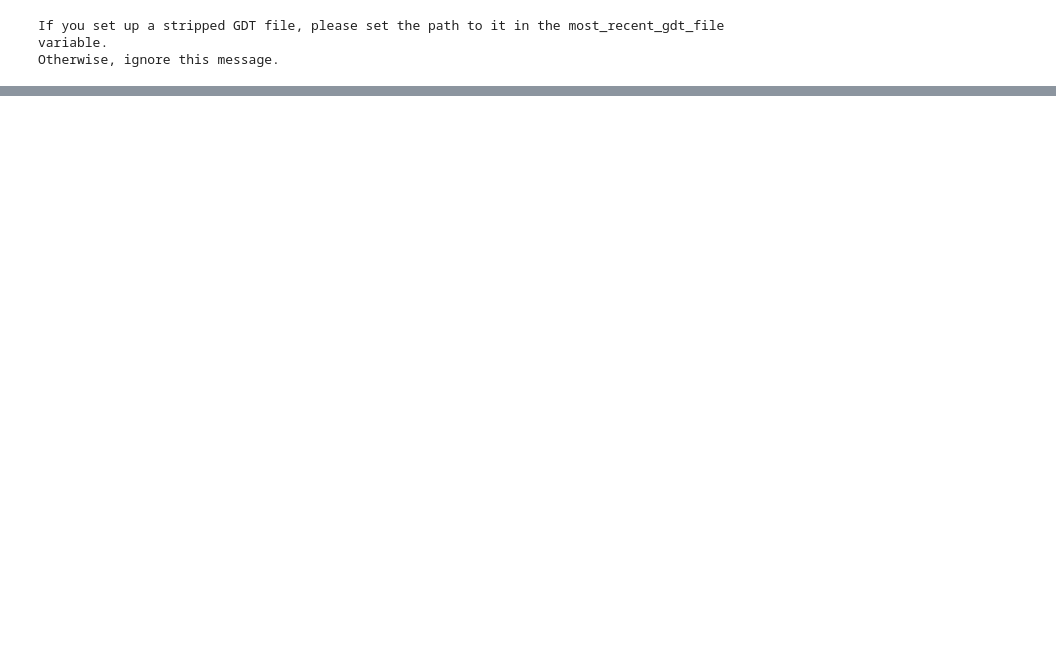
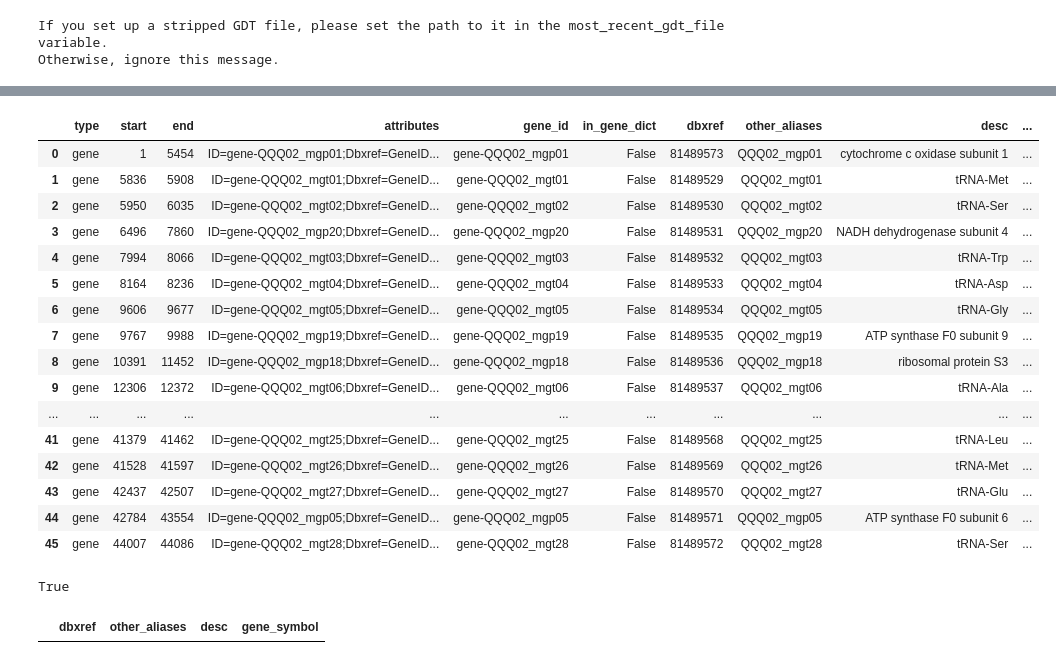
Before and after one commit to brenodupin/gdt, a Jupyter notebook: notebooks/AN_missing_gene_dict.ipynb, the cells around one changed output, grey strips where cells are left out. Drawn from its saved outputs; the diff is of its cells as text; code cells hidden in the pictures; blank space fills up the shorter version.

Commit message:
polishing missing gene dict

```diff
--- a/notebooks/AN_missing_gene_dict.ipynb
+++ b/notebooks/AN_missing_gene_dict.ipynb
@@ -51,6 +51,6 @@ else:
 If you set up a stripped GDT file, please set the path to it in the most_recent_gdt_file variable.
 Otherwise, ignore this message.
 # %%
-_, logger = gdt.logger_setup.logger_creater(log_file="test.log", console_level="DEBUG")
-logger.info("Running from notebook AN_missing_gene_dict")
+_, logger = gdt.logger_setup.logger_creater(log_file="test.log", console_level="DEBUG", file_level="TRACE")
+logger.debug("Running from notebook AN_missing_gene_dict")
 # %% [output]
@@ -118,8 +117,8 @@ def data_process(df_missing, AN, gene_dict, temp_gene_dict, organelle_type, temp
 temp_gene_dict = {}
 temp_count = 0
 errors = []
-logger.info('Starting TEMP process')
-for AN in ANs:
+logger.info(' ---- [Starting TEMP process] ----')
+for i, AN in enumerate(ANs):
     logger.debug(f'-- [Processing: {AN}] --')
 
     an_path = DATA_DIR / f'{AN}{gff_suffix}'
@@ -162,7 +161,8 @@ for AN in ANs:
             errors.append((AN, 'Entrez.read'))
             continue
 
-    logger.debug(f"\tm: {len(df_missing)} | r: {len(search_results)} | m/r check: {len(df_missing) == len(search_results)}") # type: ignore
+    mr_check = len(df_missing) == len(search_results)
+    logger.trace(f"\tm: {len(df_missing)} | r: {len(search_results)} | m/r check: {mr_check}") # type: ignore
 
     # merge with search_results
     temp_df = pd.DataFrame([{
@@ -172,18 +172,20 @@ for AN in ANs:
         'gene_symbol': x.get('Name', 'no_gene_symbol')
         } for x in search_results])
 
-    df_missing = df_missing.merge(
-        temp_df, # type: ignore
-        on='dbxref',
-        how='left',
-        copy=False
-    )
+    df_missing = df_missing.merge(temp_df, on='dbxref', how='left', copy=False)
+
+    # check if df_missing len is equal to search_results, and equal to the original df
+    if (len(df_missing) != len(temp_df)) or (len(df_missing) != len(df[~df['in_gene_dict']])):
+        logger.warning(f'{AN} m/r check: {mr_check} | df_missing len {len(df_missing)} | temp_df len {len(temp_df)} | df len {len(df[~df["in_gene_dict"]])}')
+        logger.warning(f'This is not expected, but can be caused by fragmented genes that have the same dbxref/gene_id. Please check the log file for more details in TRACE level.')
 
     # process the data
     gene_dict, temp_gene_dict, temp_count = data_process(df_missing, AN, gene_dict,
                                                          temp_gene_dict, organelle_type,
                                                          temp_count, logger)
-logger.info(f' -- [Finished] --')
+
+
+logger.info(f' ---- [Finished] ----')
 if errors:
     logger.warning(f'Errors: {len(errors)}')
     for an, msg in errors:
@@ -216,3 +200,31 @@ if gene_dict:
     gene_dict['info'] = gdt.gene_dict.get_gene_dict_info(gene_dict)
     gene_dict['header'] = ['version 0.0.2', f'GDT - {nth_iteration}', 'Automatically generated by gdt.py']
     gdt.gene_dict.write_gdt_file(gene_dict, f'GDT_pilot_{nth_iteration:02}.gdt', overwrite=True)
+# %%
+df_missing
+# %% [output]
+|  | type | start | end | attributes | gene_id | in_gene_dict | dbxref | other_aliases | desc | ... |
+| 0 | gene | 1 | 5454 | ID=gene-QQQ02_mgp01;Dbxref=GeneID... | gene-QQQ02_mgp01 | False | 81489573 | QQQ02_mgp01 | cytochrome c oxidase subunit 1 | ... |
+| 1 | gene | 5836 | 5908 | ID=gene-QQQ02_mgt01;Dbxref=GeneID... | gene-QQQ02_mgt01 | False | 81489529 | QQQ02_mgt01 | tRNA-Met | ... |
+| 2 | gene | 5950 | 6035 | ID=gene-QQQ02_mgt02;Dbxref=GeneID... | gene-QQQ02_mgt02 | False | 81489530 | QQQ02_mgt02 | tRNA-Ser | ... |
+| 3 | gene | 6496 | 7860 | ID=gene-QQQ02_mgp20;Dbxref=GeneID... | gene-QQQ02_mgp20 | False | 81489531 | QQQ02_mgp20 | NADH dehydrogenase subunit 4 | ... |
+| 4 | gene | 7994 | 8066 | ID=gene-QQQ02_mgt03;Dbxref=GeneID... | gene-QQQ02_mgt03 | False | 81489532 | QQQ02_mgt03 | tRNA-Trp | ... |
+| 5 | gene | 8164 | 8236 | ID=gene-QQQ02_mgt04;Dbxref=GeneID... | gene-QQQ02_mgt04 | False | 81489533 | QQQ02_mgt04 | tRNA-Asp | ... |
+| 6 | gene | 9606 | 9677 | ID=gene-QQQ02_mgt05;Dbxref=GeneID... | gene-QQQ02_mgt05 | False | 81489534 | QQQ02_mgt05 | tRNA-Gly | ... |
+| 7 | gene | 9767 | 9988 | ID=gene-QQQ02_mgp19;Dbxref=GeneID... | gene-QQQ02_mgp19 | False | 81489535 | QQQ02_mgp19 | ATP synthase F0 subunit 9 | ... |
+| 8 | gene | 10391 | 11452 | ID=gene-QQQ02_mgp18;Dbxref=GeneID... | gene-QQQ02_mgp18 | False | 81489536 | QQQ02_mgp18 | ribosomal protein S3 | ... |
+| 9 | gene | 12306 | 12372 | ID=gene-QQQ02_mgt06;Dbxref=GeneID... | gene-QQQ02_mgt06 | False | 81489537 | QQQ02_mgt06 | tRNA-Ala | ... |
+| ... | ... | ... | ... | ... | ... | ... | ... | ... | ... | ... |
+| 41 | gene | 41379 | 41462 | ID=gene-QQQ02_mgt25;Dbxref=GeneID... | gene-QQQ02_mgt25 | False | 81489568 | QQQ02_mgt25 | tRNA-Leu | ... |
+| 42 | gene | 41528 | 41597 | ID=gene-QQQ02_mgt26;Dbxref=GeneID... | gene-QQQ02_mgt26 | False | 81489569 | QQQ02_mgt26 | tRNA-Met | ... |
+| 43 | gene | 42437 | 42507 | ID=gene-QQQ02_mgt27;Dbxref=GeneID... | gene-QQQ02_mgt27 | False | 81489570 | QQQ02_mgt27 | tRNA-Glu | ... |
+| 44 | gene | 42784 | 43554 | ID=gene-QQQ02_mgp05;Dbxref=GeneID... | gene-QQQ02_mgp05 | False | 81489571 | QQQ02_mgp05 | ATP synthase F0 subunit 6 | ... |
+| 45 | gene | 44007 | 44086 | ID=gene-QQQ02_mgt28;Dbxref=GeneID... | gene-QQQ02_mgt28 | False | 81489572 | QQQ02_mgt28 | tRNA-Ser | ... |
+# %%
+set(temp_df['dbxref']) == set(df_missing['dbxref'])
+# %% [output]
+True
+# %%
+temp_df[temp_df['dbxref'].isin(['11539217', '11539216'])]
+# %% [output]
+|  | dbxref | other_aliases | desc | gene_symbol |
```
Also changed, not shown: parts of 7 cells of this notebook, 2 other files.
